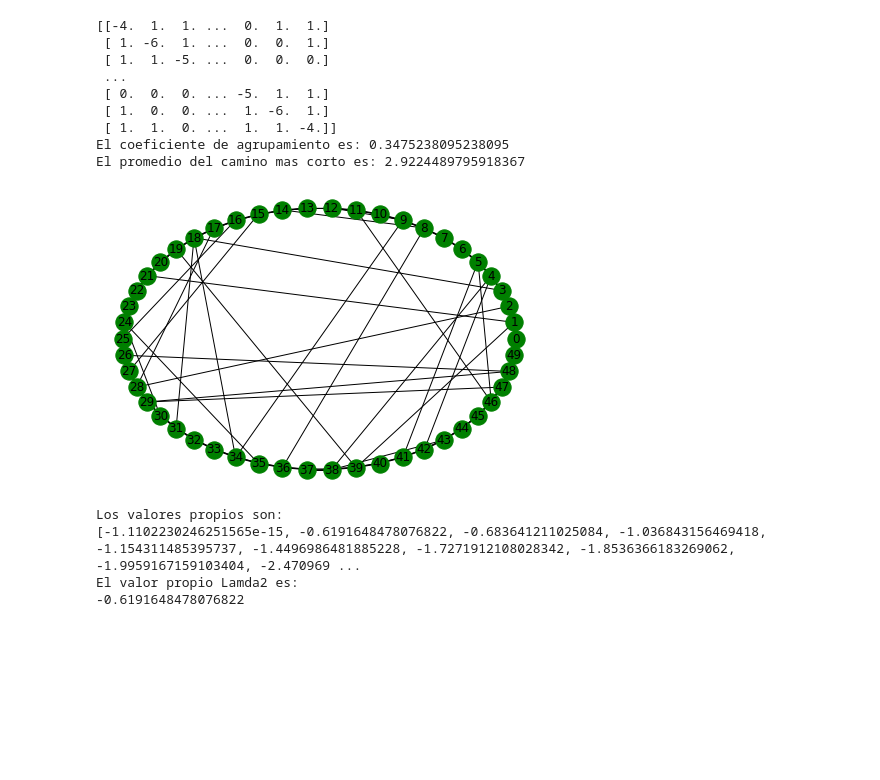
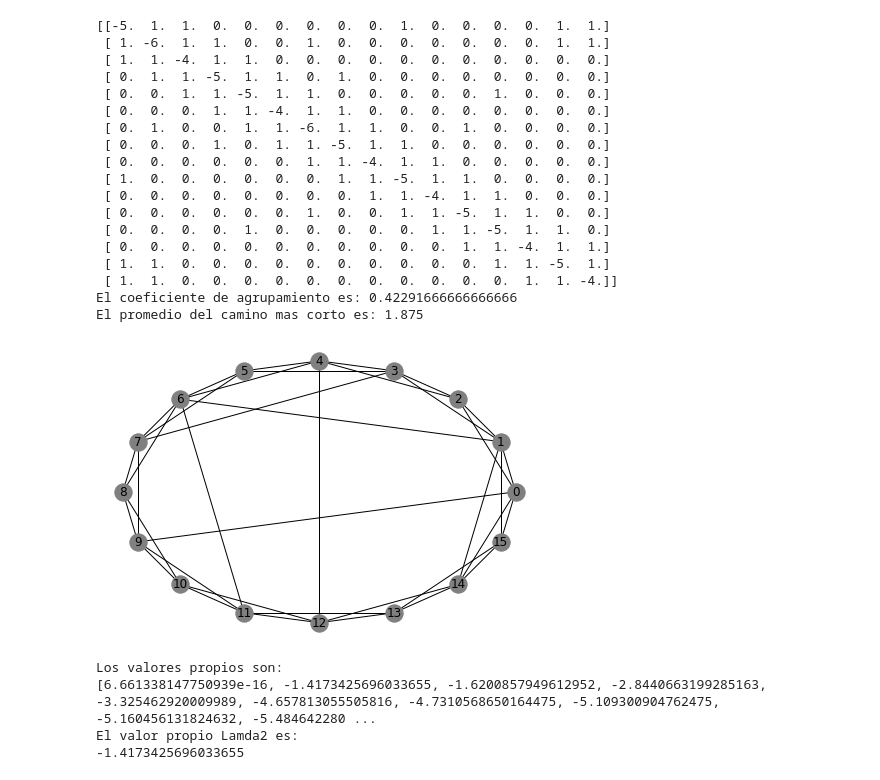
Before and after one commit to ErnestoCisnero/Probando-NetworkX-Tesis-Maestria, a Jupyter notebook: newman-watts-strogatz.ipynb, the cells around one changed output. Drawn from its saved outputs; the diff is of its cells as text; code cells hidden in the pictures; blank space fills up the shorter version.

```diff
--- a/newman-watts-strogatz.ipynb
+++ b/newman-watts-strogatz.ipynb
@@ -3,7 +3,8 @@ import networkx as nx
 import matplotlib.pyplot as plt
 import scipy as sp
 import numpy as np
-opts = {"with_labels": True, "node_color":'g'}
+import scipy.io
+opts = {"with_labels": True, "node_color":'grey'}
 # %%
 #Matriz de acoplamiento
 def matriz_acoplaminento(G):
@@ -20,29 +21,39 @@ def matriz_acoplaminento(G):
                 #ma[nodo,i] = -1
     return ma
 # %%
-n, k = 50, 2
+n, k = 16, 2
 p = 0.2
 G = nx.newman_watts_strogatz_graph(n,2*k,p)
 clustering = nx.algorithms.average_clustering(G)
 shorestPath = nx.average_shortest_path_length(G)
 ma = matriz_acoplaminento(G)
+scipy.io.savemat('c:/Users/Administrador/Documents/1MyStuffs/Master_FIME/TESIS/codigos/osciladores-Matlab/MatAcop.mat', mdict={'arr': ma})
 print(ma)
 print("El coeficiente de agrupamiento es:",clustering)
 print("El promedio del camino mas corto es:",shorestPath)
 
 nx.draw_circular(G,**opts)
 plt.show()
 # %% [output]
-[[-4.  1.  1. ...  0.  1.  1.]
- [ 1. -6.  1. ...  0.  0.  1.]
- [ 1.  1. -5. ...  0.  0.  0.]
- ...
- [ 0.  0.  0. ... -5.  1.  1.]
- [ 1.  0.  0. ...  1. -6.  1.]
- [ 1.  1.  0. ...  1.  1. -4.]]
-El coeficiente de agrupamiento es: 0.3475238095238095
-El promedio del camino mas corto es: 2.9224489795918367
+[[-5.  1.  1.  0.  0.  0.  0.  0.  0.  1.  0.  0.  0.  0.  1.  1.]
+ [ 1. -6.  1.  1.  0.  0.  1.  0.  0.  0.  0.  0.  0.  0.  1.  1.]
+ [ 1.  1. -4.  1.  1.  0.  0.  0.  0.  0.  0.  0.  0.  0.  0.  0.]
+ [ 0.  1.  1. -5.  1.  1.  0.  1.  0.  0.  0.  0.  0.  0.  0.  0.]
+ [ 0.  0.  1.  1. -5.  1.  1.  0.  0.  0.  0.  0.  1.  0.  0.  0.]
+ [ 0.  0.  0.  1.  1. -4.  1.  1.  0.  0.  0.  0.  0.  0.  0.  0.]
+ [ 0.  1.  0.  0.  1.  1. -6.  1.  1.  0.  0.  1.  0.  0.  0.  0.]
+ [ 0.  0.  0.  1.  0.  1.  1. -5.  1.  1.  0.  0.  0.  0.  0.  0.]
+ [ 0.  0.  0.  0.  0.  0.  1.  1. -4.  1.  1.  0.  0.  0.  0.  0.]
+ [ 1.  0.  0.  0.  0.  0.  0.  1.  1. -5.  1.  1.  0.  0.  0.  0.]
+ [ 0.  0.  0.  0.  0.  0.  0.  0.  1.  1. -4.  1.  1.  0.  0.  0.]
+ [ 0.  0.  0.  0.  0.  0.  1.  0.  0.  1.  1. -5.  1.  1.  0.  0.]
+ [ 0.  0.  0.  0.  1.  0.  0.  0.  0.  0.  1.  1. -5.  1.  1.  0.]
+ [ 0.  0.  0.  0.  0.  0.  0.  0.  0.  0.  0.  1.  1. -4.  1.  1.]
+ [ 1.  1.  0.  0.  0.  0.  0.  0.  0.  0.  0.  0.  1.  1. -5.  1.]
+ [ 1.  1.  0.  0.  0.  0.  0.  0.  0.  0.  0.  0.  0.  1.  1. -4.]]
+El coeficiente de agrupamiento es: 0.42291666666666666
+El promedio del camino mas corto es: 1.875
-[figure, old version]
+[figure, new version]
 # %%
 #Calculo de los valores propios de la matriz de acoplamiento
 vp = np.linalg.eigvals(ma)
@@ -53,6 +64,6 @@ print("El valor propio Lamda2 es:")
 print(vp[1])
 # %% [output]
 Los valores propios son:
-[-1.1102230246251565e-15, -0.6191648478076822, -0.683641211025084, -1.036843156469418, -1.154311485395737, -1.4496986481885228, -1.7271912108028342, -1.8536366183269062, -1.9959167159103404, -2.470969 ...
+[6.661338147750939e-16, -1.4173425696033655, -1.6200857949612952, -2.8440663199285163, -3.325462920009989, -4.657813055505816, -4.7310568650164475, -5.109300904762475, -5.160456131824632, -5.484642280 ...
 El valor propio Lamda2 es:
--0.6191648478076822
+-1.4173425696033655
```
Also changed, not shown: 2 other files.
